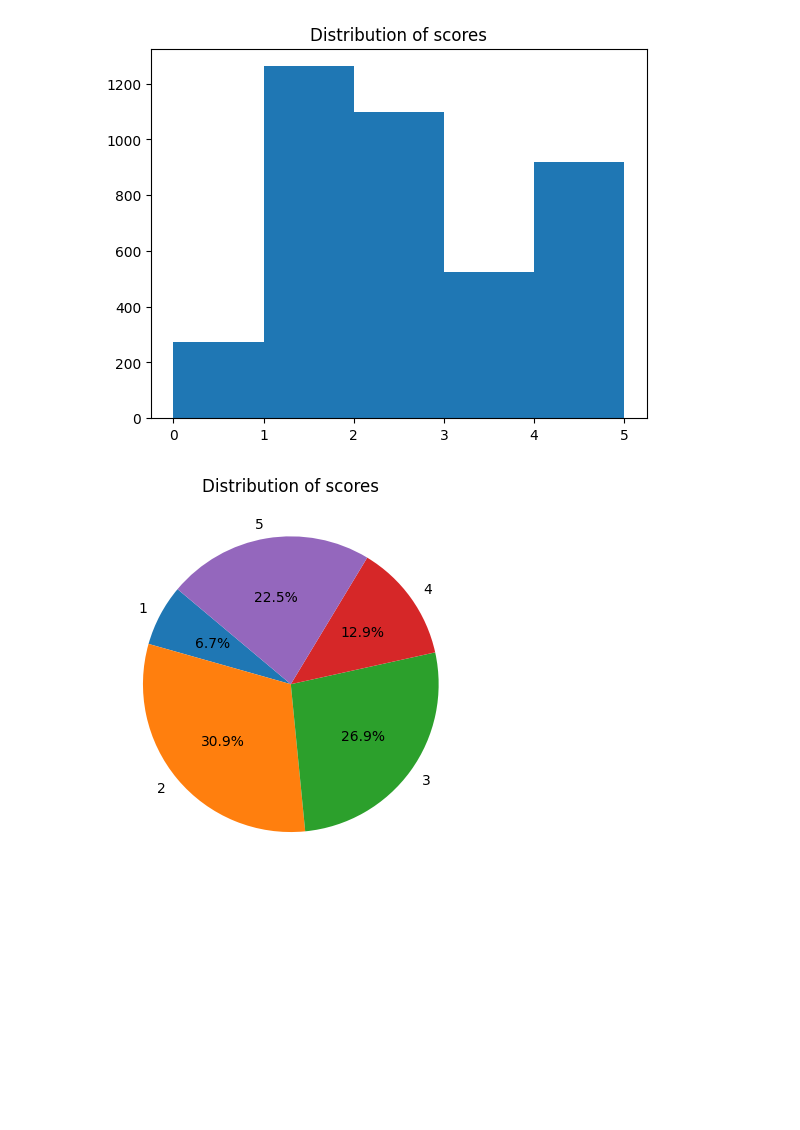
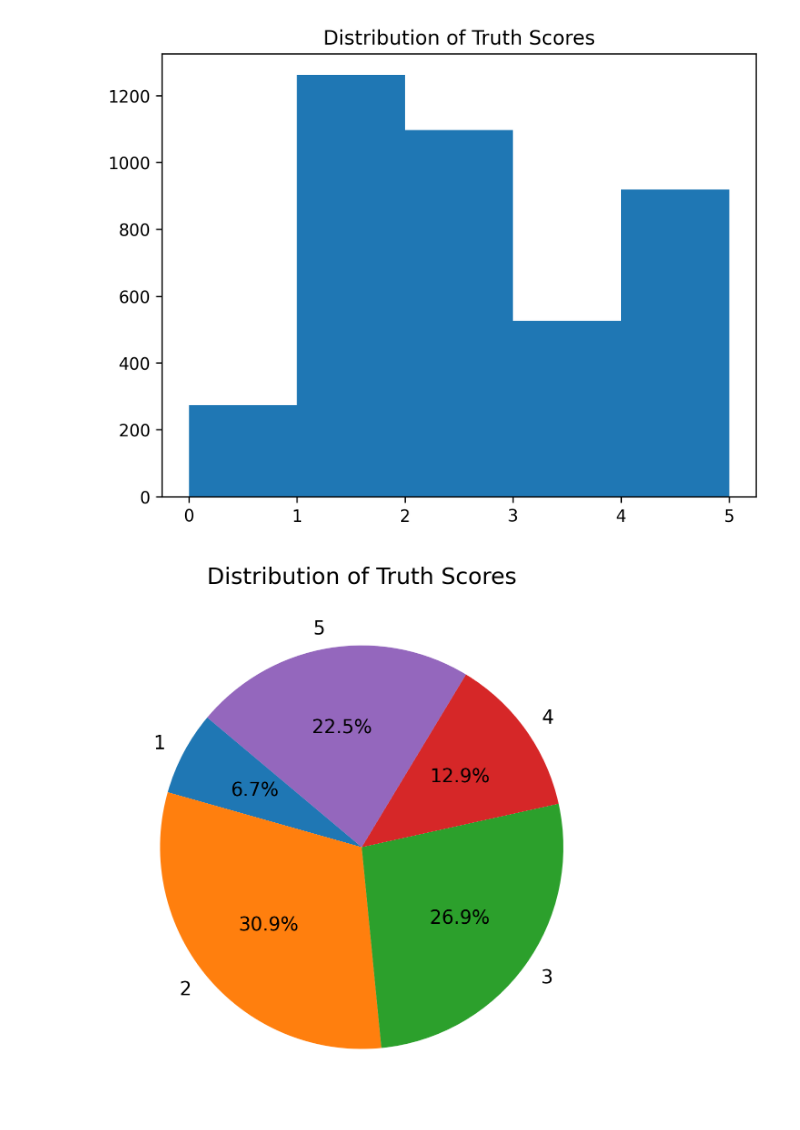
Before and after one commit to gmlwns2000/ai-fact-check-accuracy, a Jupyter notebook: analysis_snu_fact.ipynb, the cells around one changed output. Saved outputs shown, nothing was run; the diff lists cells and outputs as text; code cells hidden in the pictures; blank space fills up the shorter version.

```diff
--- a/analysis_snu_fact.ipynb
+++ b/analysis_snu_fact.ipynb
@@ -3,5 +3,9 @@ import json
 import matplotlib.pyplot as plt
 import preprocess_snu_fact
 import numpy as np
+
+from matplotlib import pyplot
+pyplot.rcParams['figure.dpi'] = 300
+pyplot.rcParams['savefig.dpi'] = 300
 # %%
 df = preprocess_snu_fact.load_df_est()
@@ -23,17 +43,17 @@ loaded facts 4700
 | 4077 | True | 4 | 2024-05-18 03:25:07+09:00 | 일본도 수온 상승으로 오징어 안 잡힌다 | 일본 수온 상승 오징어 잡지 못함 | === 구글 검색 결과 (검색어: 일본 수온 상승 오징어 잡... | 4 | 2.0 | ... |
 4078 rows × 11 columns
 # %%
-plt.title('Distribution of scores')
+plt.title('Distribution of Truth Scores')
 c, b, p = plt.hist(df['score'], bins=5)
 plt.show()
 
-plt.title('Distribution of scores')
+plt.title('Distribution of Truth Scores')
 labels = [f'{b[i]:.1f} - {b[i+1]:.1f}' for i in range(len(b)-1)]
 plt.pie(c, labels=[f'{i+1}' for i in range(len(c))], autopct='%1.1f%%', startangle=140)
 plt.show()
 # %% [output]
-[figure, old version]
+[figure, new version]
-[figure, old version]
+[figure, new version]
 # %%
 plt.title('Distribution of is_fact')
 xs = df['is_fact'].to_numpy().astype(np.int32)
```
Also changed, not shown: parts of 11 cells of this notebook.
